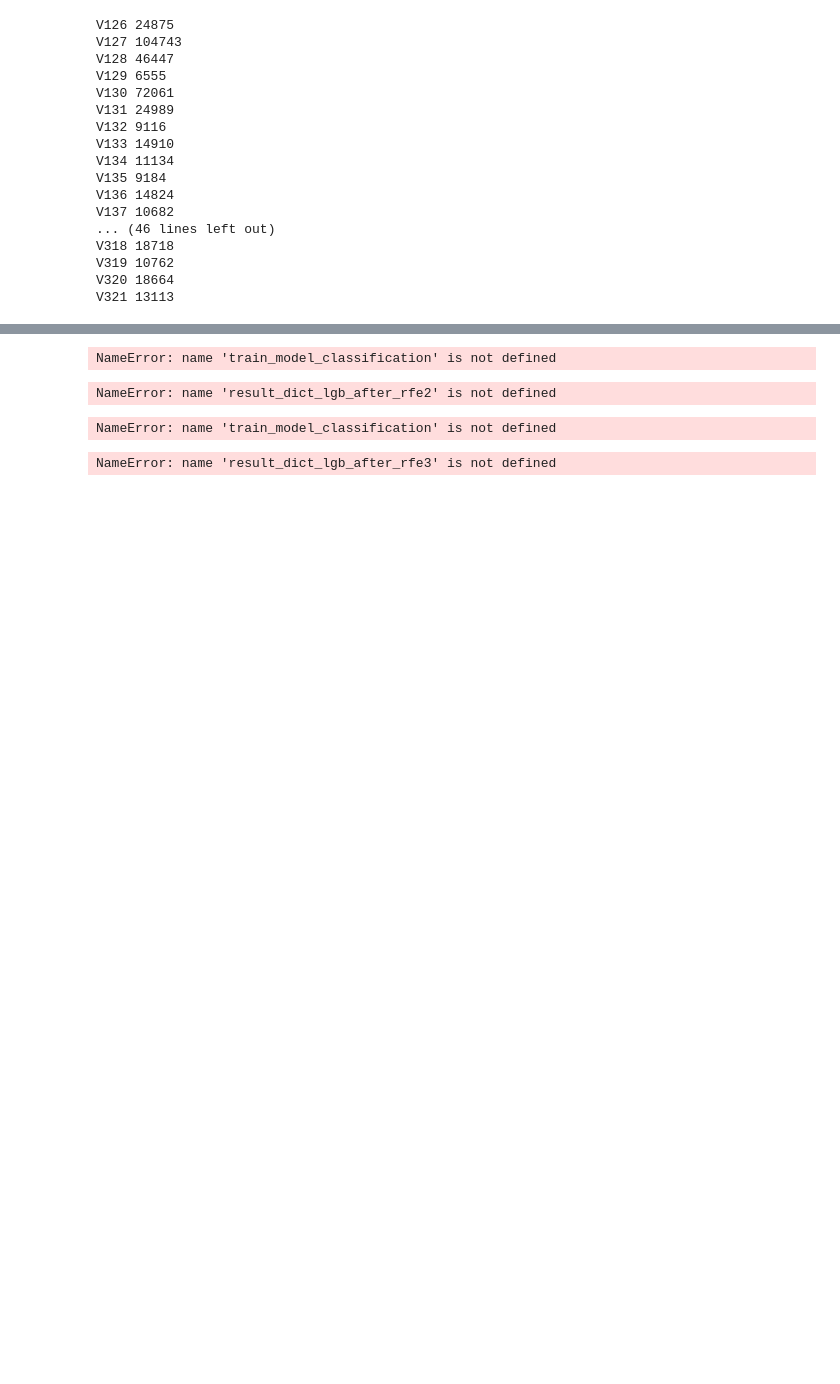
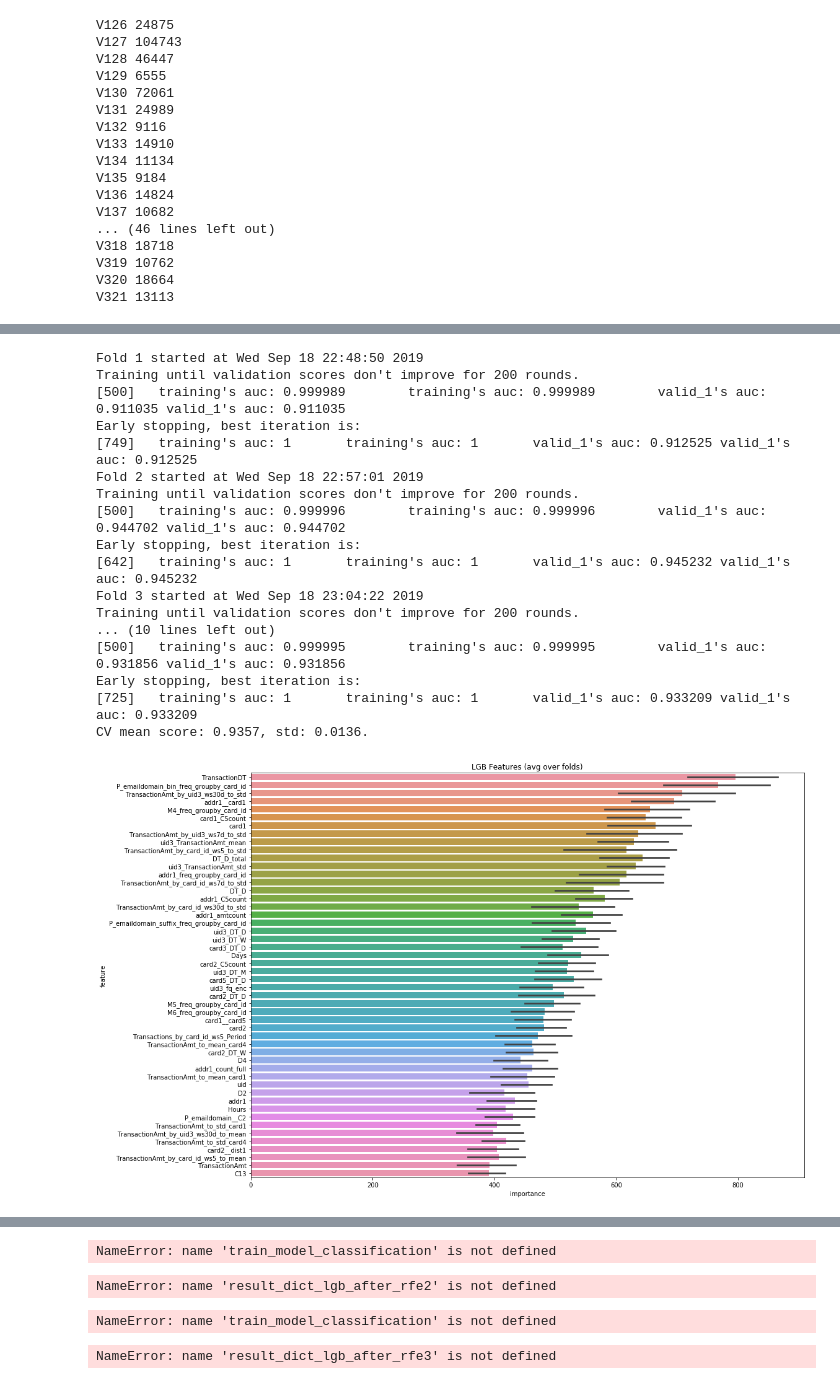
Before and after one commit to vasyafon/BayDS, a Jupyter notebook: notebooks/fraud-17-09.ipynb, the cells around one changed output, grey strips where cells are left out. Drawn from its saved outputs; the diff is of its cells as text; code cells hidden in the pictures; blank space fills up the shorter version.

```diff
--- a/notebooks/fraud-17-09.ipynb
+++ b/notebooks/fraud-17-09.ipynb
@@ -339,4 +333,0 @@ train_.drop('score', axis=1, inplace=True)
-# %%
-X = pd.concat([train, train_], axis=1).drop('isFraud', axis=1)
-del train, train_
-gc.collect()
@@ -416,3 +406,5 @@ V318 18718
 V319 10762
 V320 18664
 V321 13113
+# %%
+data = pd.concat([X, test])
@@ -418,0 +447,14 @@ V321 13113
+# %%
+X = X.join(timeaggs)
+test = test.join(timeaggs)
+# %%
+train_pos = X[X['isFraud']==1]
+train_neg = X[X['isFraud']==0]
+
+train_neg = train_neg.sample(int(X.shape[0] * 0.2), random_state=0)
+
+d0 = pd.concat([train_pos,train_neg]).sort_index()
+d0.drop(['Date', 'isFraud'], axis=1, inplace=True)
+
+del train_pos, train_neg
+gc.collect()
@@ -418,0 +463,59 @@ V321 13113
+# %%
+params = {'num_leaves': 491,
+          'min_child_weight': 0.03454472573214212,
+          'feature_fraction': 0.3797454081646243,
+          'bagging_fraction': 0.4181193142567742,
+          'min_data_in_leaf': 106,
+
+          'objective': 'binary',
+          'max_depth': -1,
+          'learning_rate': 0.02,
+          "boosting_type": "gbdt",
+          "bagging_seed": 11,
+          "metric": 'auc',
+          "verbosity": -1,
+          'reg_alpha': 0.3899927210061127,
+          'reg_lambda': 0.6485237330340494,
+          'random_state': 47,
+         }
+
+n_fold = 5
+folds = KFold(n_splits=n_fold)
+train_options = {
+    "model_type":'lgb',
+    "params": params,
+    "eval_metric":'auc',
+    'early_stopping_rounds': 200,
+    'n_estimators': 10000,
+    'averaging': 'usual',
+    'use_groups': False,
+    'fold_name': folds.__class__.__name__,
+    'n_splits': n_fold}
+
+result_dict_lgb = train_model_classification(X=d0, X_test=test, y=y.loc[d0.index], params=params, folds=folds,
+                                             model_type=train_options['model_type'],
+                                             eval_metric=train_options['eval_metric'],
+                                             plot_feature_importance=True,
+                                             verbose=500, early_stopping_rounds=train_options['early_stopping_rounds'],
+                                             n_estimators=train_options['n_estimators'],
+                                             averaging=train_options['averaging'],
+                                             n_jobs=-1, groups=None)
+# %% [output]
+Fold 1 started at Wed Sep 18 22:48:50 2019
+Training until validation scores don't improve for 200 rounds.
+[500]   training's auc: 0.999989        training's auc: 0.999989        valid_1's auc: 0.911035 valid_1's auc: 0.911035
+Early stopping, best iteration is:
+[749]   training's auc: 1       training's auc: 1       valid_1's auc: 0.912525 valid_1's auc: 0.912525
+Fold 2 started at Wed Sep 18 22:57:01 2019
+Training until validation scores don't improve for 200 rounds.
+[500]   training's auc: 0.999996        training's auc: 0.999996        valid_1's auc: 0.944702 valid_1's auc: 0.944702
+Early stopping, best iteration is:
+[642]   training's auc: 1       training's auc: 1       valid_1's auc: 0.945232 valid_1's auc: 0.945232
+Fold 3 started at Wed Sep 18 23:04:22 2019
+Training until validation scores don't improve for 200 rounds.
+... (10 lines left out)
+[500]   training's auc: 0.999995        training's auc: 0.999995        valid_1's auc: 0.931856 valid_1's auc: 0.931856
+Early stopping, best iteration is:
+[725]   training's auc: 1       training's auc: 1       valid_1's auc: 0.933209 valid_1's auc: 0.933209
+CV mean score: 0.9357, std: 0.0136.
+[figure, added]
```
Also changed, not shown: parts of 25 cells of this notebook, 10 other files.
